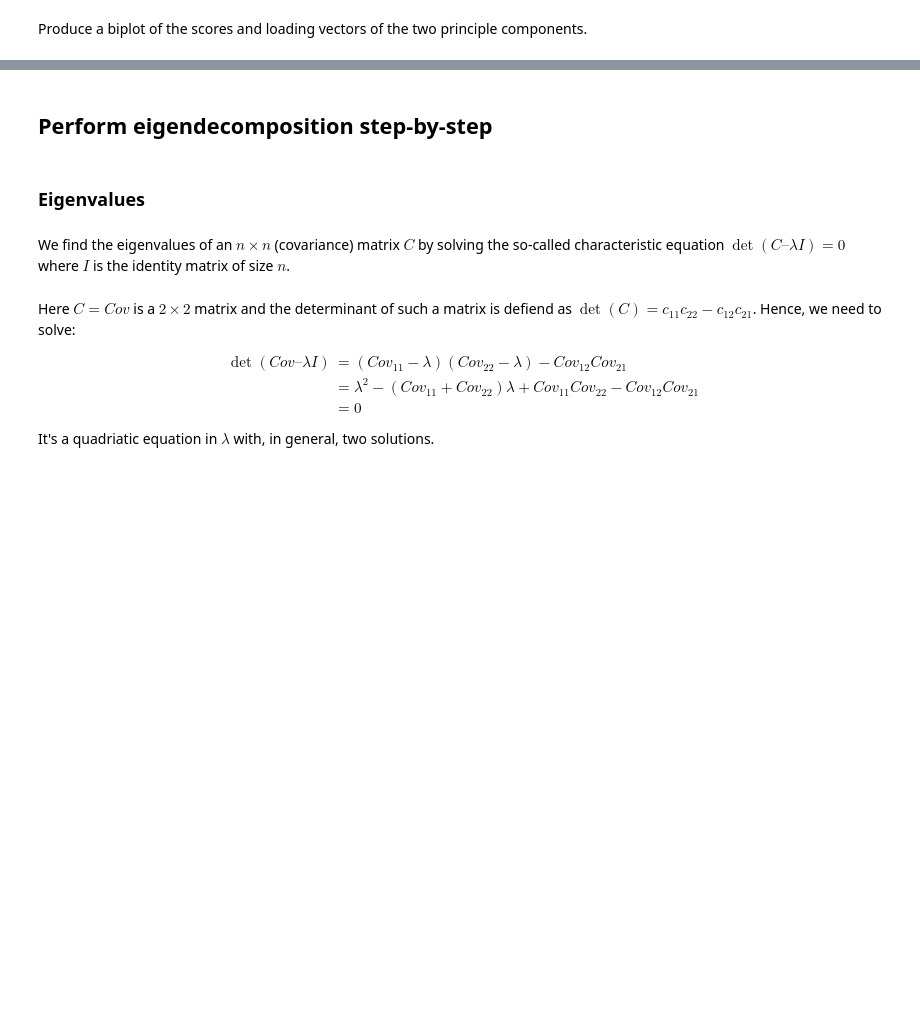
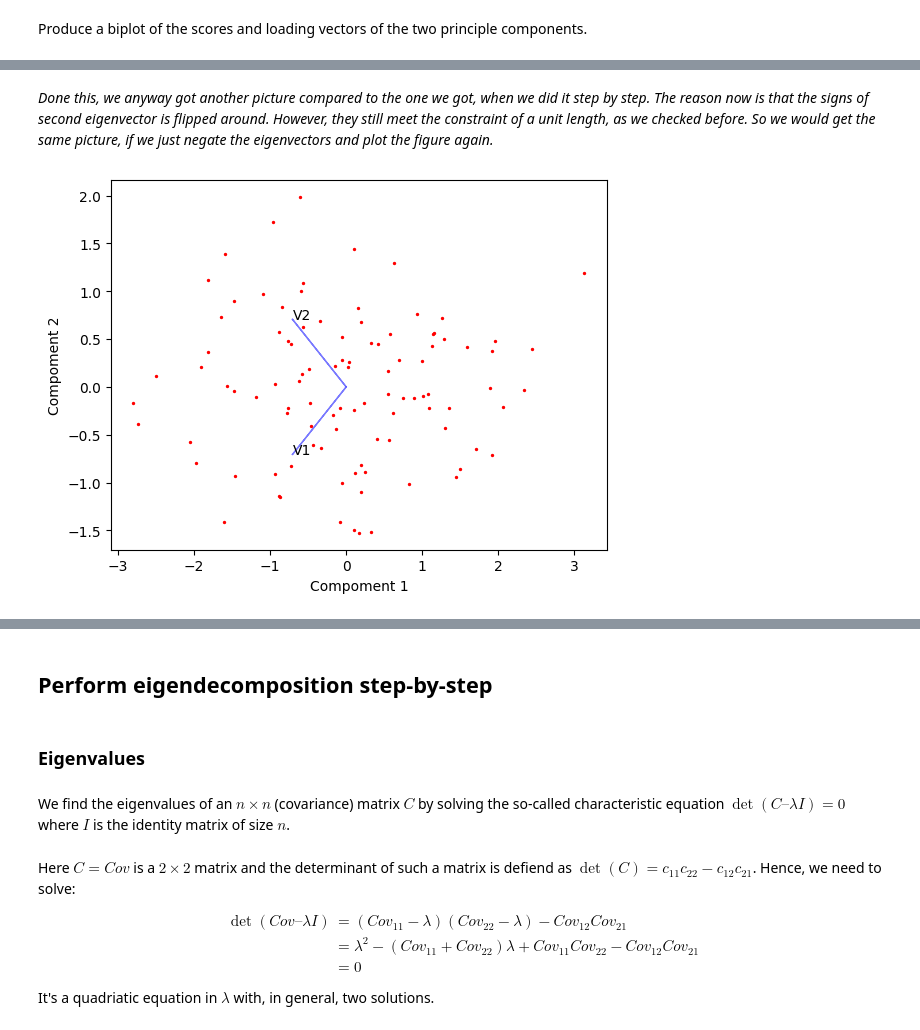
Before and after one commit to gundermann/DML_notebooks, a Jupyter notebook: assignments/assignment2.ipynb, the cells around one changed output, grey strips where cells are left out. Saved outputs shown, nothing was run; the diff lists cells and outputs as text; code cells hidden in the pictures; blank space fills up the shorter version.

```diff
--- a/assignments/assignment2.ipynb
+++ b/assignments/assignment2.ipynb
@@ -266,0 +301,20 @@ loading_vector =
+# %% [markdown]
+*Done this, we anyway got another picture compared to the one we got, when we did it step by step. The reason now is that the signs of second eigenvector is flipped around. However, they still meet the constraint of a unit length, as we checked before. So we would get the same picture, if we just negate the eigenvectors and plot the figure again.*
+# %%
+plt.scatter(pca_score[:,0], pca_score[:,1], c='r', s=2)
+
+x1 = eigenvectors[0, 0]
+y1 = eigenvectors[0, 1]
+plt.arrow(0, 0, x1, y1, color='b', alpha=0.5)
+plt.text(x1, y1, "V1")
+
+x2 = eigenvectors[1, 0] * -1
+y2 = eigenvectors[1, 1] * -1
+plt.arrow(0, 0, x2, y2, color='b', alpha=0.5)
+plt.text(x2, y2, "V2")
+
+plt.xlabel('Compoment 1')
+plt.ylabel('Compoment 2')
+plt.show()
+# %% [output]
+[figure, added]
```
Also changed, not shown: parts of 34 cells of this notebook.
